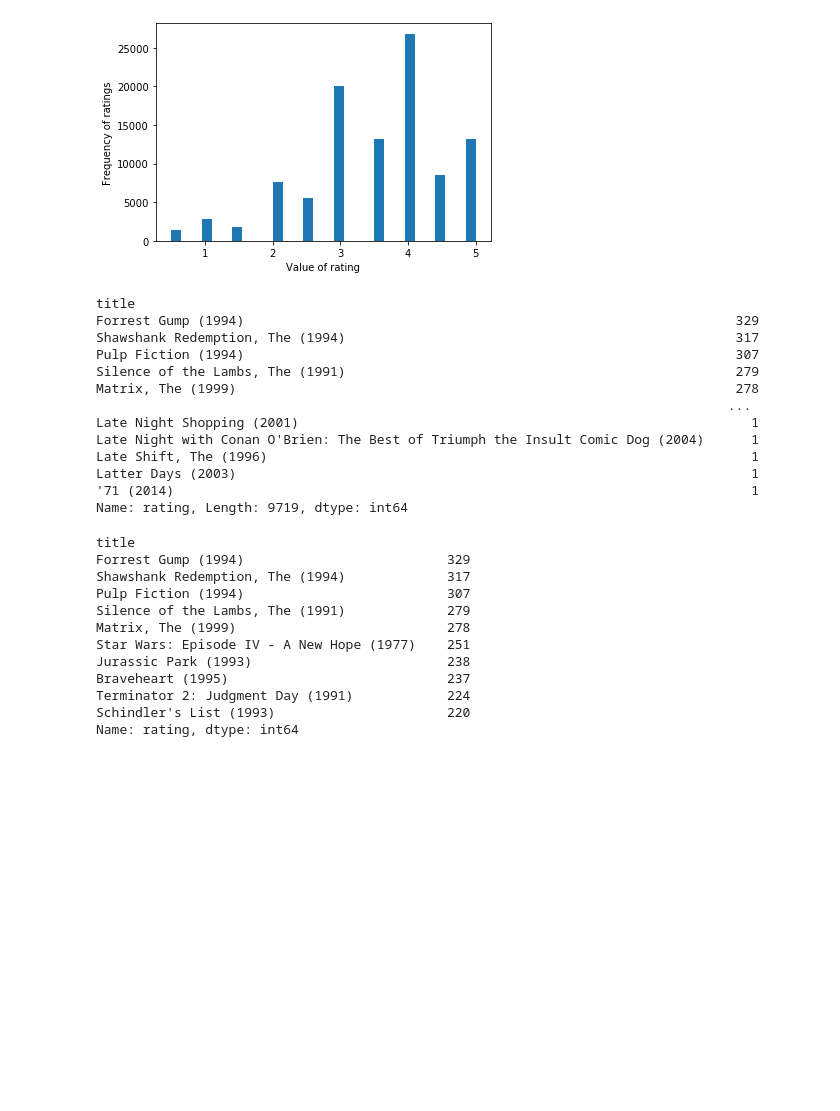
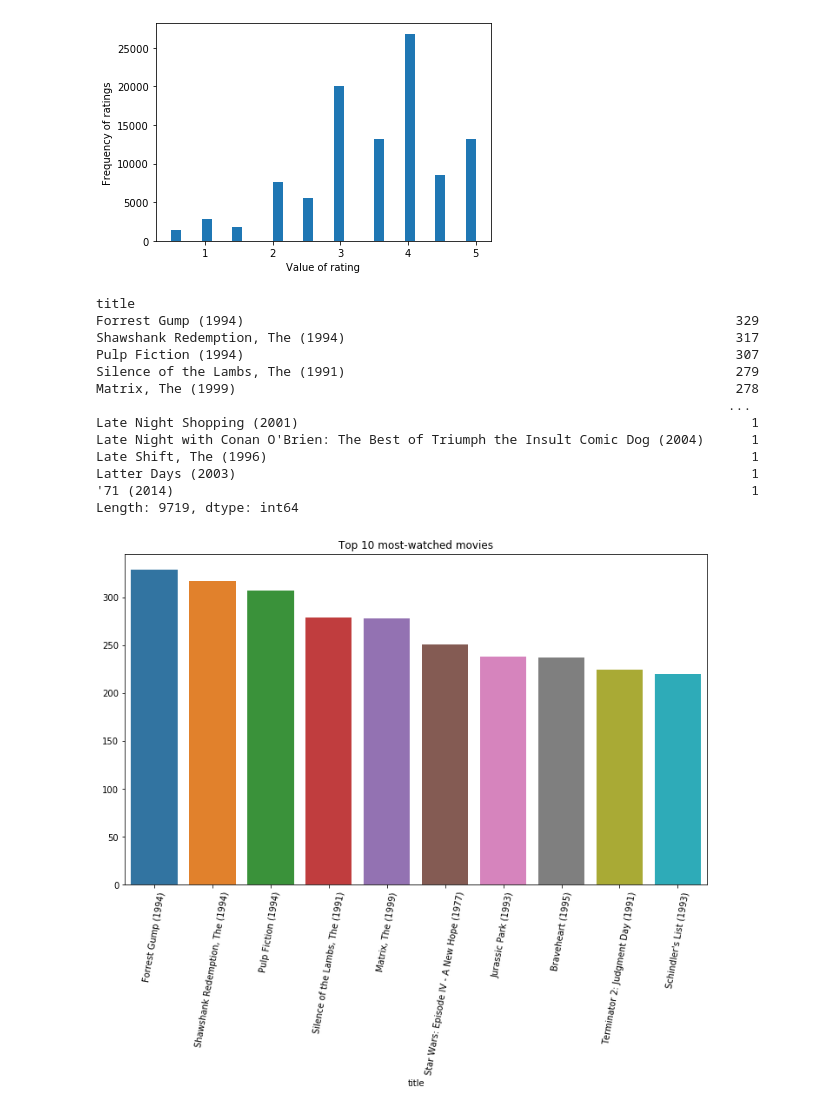
Before and after one commit to adinas94/MovieLens-Recommendation-System, a Jupyter notebook: Data/Data Cleaning.ipynb, the cells around one changed output. Cells and saved outputs as stored; diff of their text form; code cells hidden in the pictures; blank space fills up the shorter version.

```diff
--- a/Data/Data Cleaning.ipynb
+++ b/Data/Data Cleaning.ipynb
@@ -101 +94,5 @@ None
 data = df.drop(['timestamp'], axis=1)
+# %%
+#Add a feature 'year' that shows which year the movie is from
+data['year'] = data['title'].str.extract('.*\((.*)\).*',expand = False)
+data.head(5)
@@ -200,8 +185,8 @@ plt.show()
 # %% [output]
 [figure]
 # %%
-# Look at how many times a movie has been watched
-data.groupby('title').count()['rating'].sort_values(ascending=False)
+# Look at how many times each movie has been watched
+data.groupby('title').size().sort_values(ascending=False)
 # %% [output]
 title
 Forrest Gump (1994)                                                               329
@@ -215,20 +200,13 @@ Late Night with Conan O'Brien: The Best of Triumph the Insult Comic Dog (2004)
 Late Shift, The (1996)                                                              1
 Latter Days (2003)                                                                  1
 '71 (2014)                                                                          1
-Name: rating, Length: 9719, dtype: int64
+Length: 9719, dtype: int64
-# %%
-#Take a look at top 10 most watched films
-data.groupby('title').count()['rating'].sort_values(ascending=False).head(10)
-# %% [output]
-title
-Forrest Gump (1994)                          329
-Shawshank Redemption, The (1994)             317
-Pulp Fiction (1994)                          307
-Silence of the Lambs, The (1991)             279
-Matrix, The (1999)                           278
-Star Wars: Episode IV - A New Hope (1977)    251
-Jurassic Park (1993)                         238
-Braveheart (1995)                            237
-Terminator 2: Judgment Day (1991)            224
-Schindler's List (1993)                      220
-Name: rating, dtype: int64
+# %%
+#Plot the top 10 most watched movies
+plt.figure(figsize=(12,7))
+topmovies = data.groupby('title').size().sort_values(ascending=False).head(10)
+sns.barplot(topmovies.index, topmovies.values)
+plt.title('Top 10 most-watched movies')
+plt.xticks(rotation=80);
+# %% [output]
+[figure, added]
```
Also changed, not shown: parts of 20 cells of this notebook.
